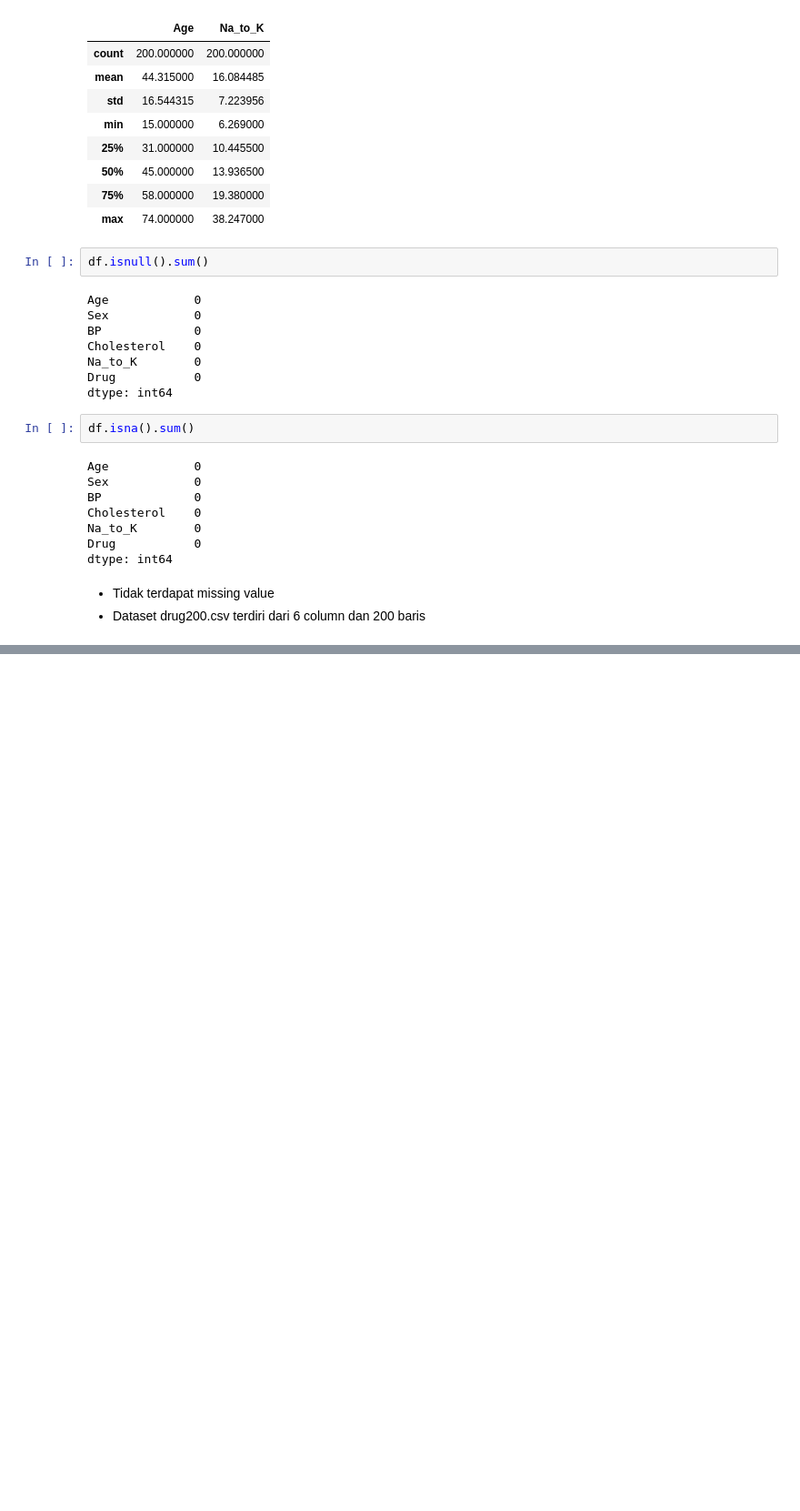
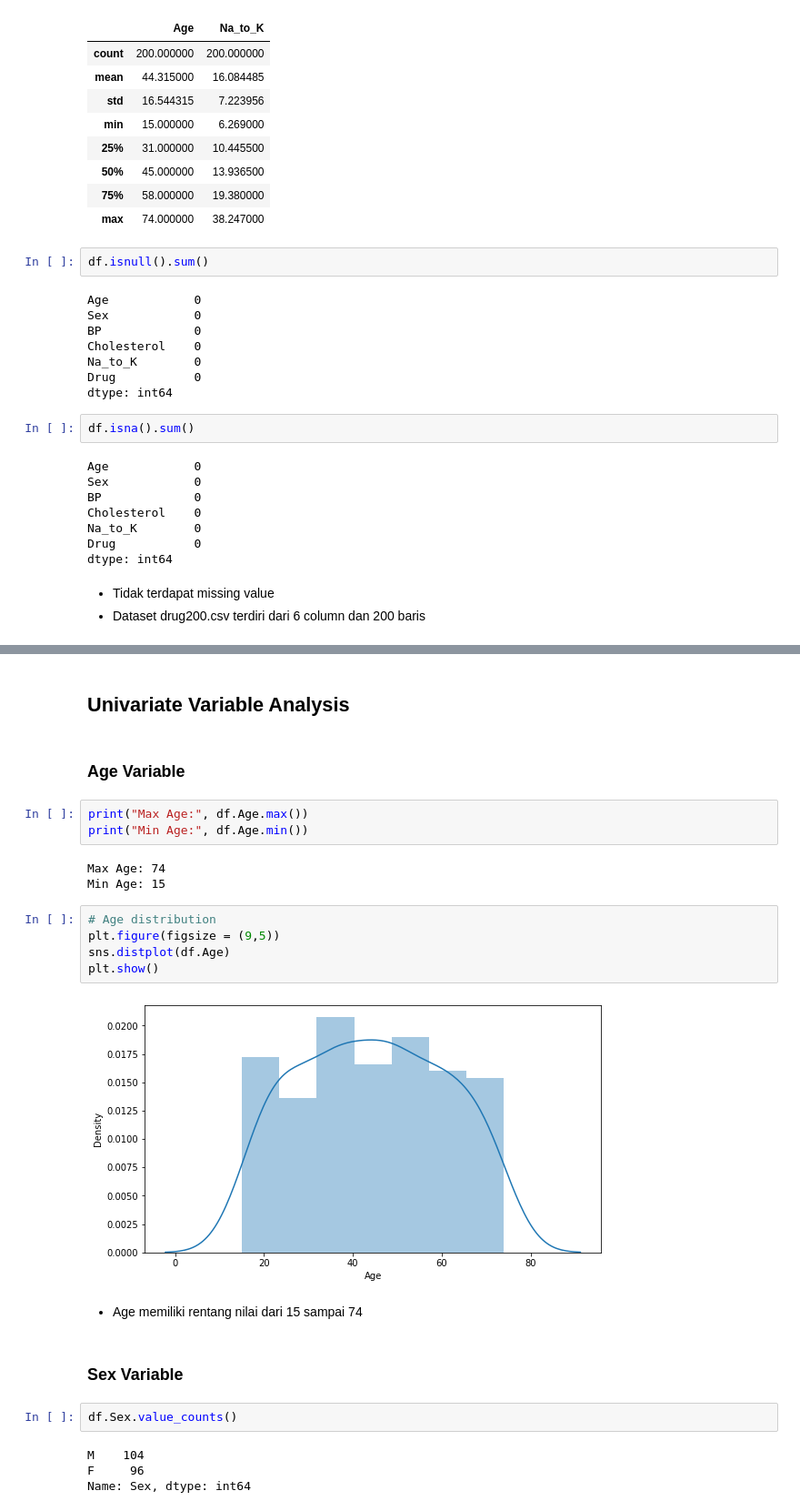
Before and after one commit to elhafizh/ai-drug-prediction, a Jupyter notebook: drug-classification.ipynb, the cells around one changed output, grey strips where cells are left out. Shown: that part at 91% size. Drawn from its saved outputs; the diff is of its cells as text; blank space fills up the shorter version.

```diff
--- a/drug-classification.ipynb
+++ b/drug-classification.ipynb
@@ -52,0 +73,27 @@ dtype: int64
+# %% [markdown]
+## Univariate Variable Analysis
+# %% [markdown]
+### Age Variable
+# %%
+print("Max Age:", df.Age.max())
+print("Min Age:", df.Age.min())
+# %% [output]
+Max Age: 74
+Min Age: 15
+# %%
+# Age distribution
+plt.figure(figsize = (9,5))
+sns.distplot(df.Age)
+plt.show()
+# %% [output]
+[figure, added]
+# %% [markdown]
+- Age memiliki rentang nilai dari 15 sampai 74
+# %% [markdown]
+### Sex Variable
+# %%
+df.Sex.value_counts()
+# %% [output]
+M    104
+F     96
+Name: Sex, dtype: int64
```
Also changed, not shown: parts of 17 cells of this notebook.
